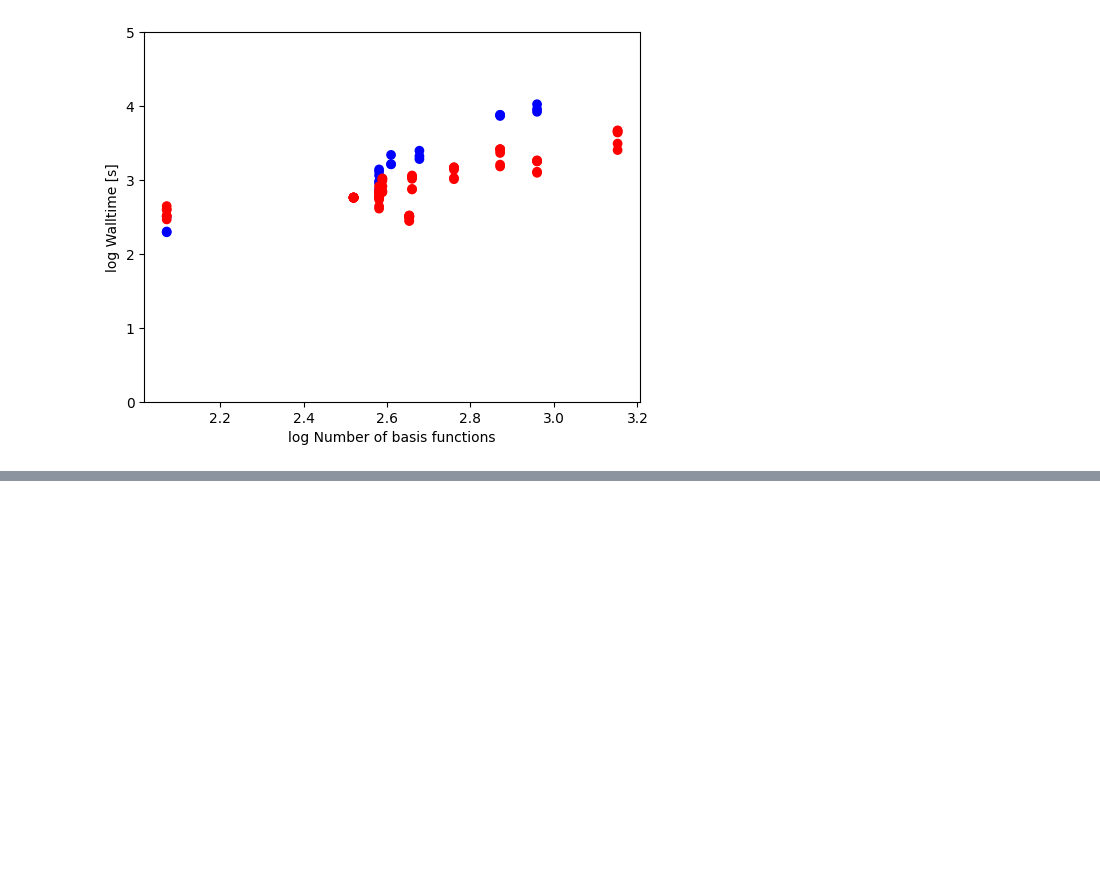
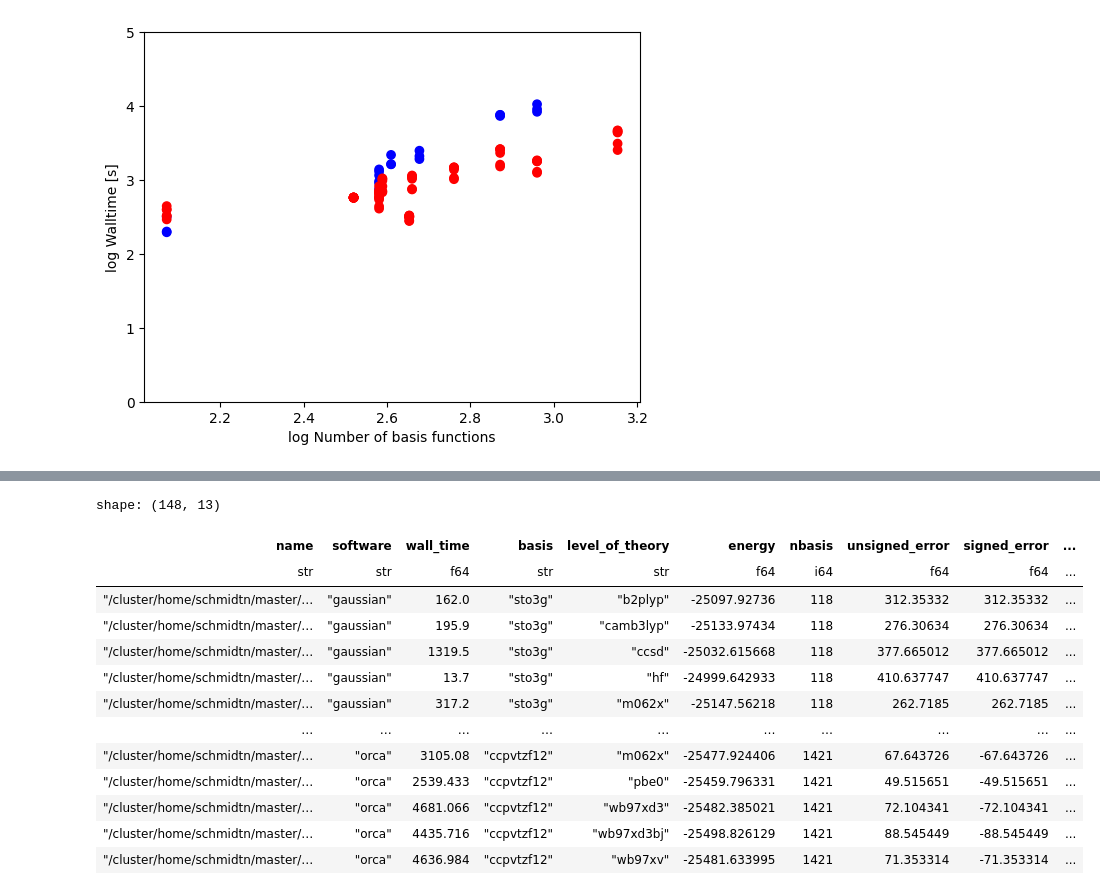
Before and after one commit to xXNoahS02Xx/dftmp2bench, a Jupyter notebook: plot_pareto.ipynb, the cells around one changed output, grey strips where cells are left out. Drawn from its saved outputs; the diff is of its cells as text; code cells hidden in the pictures; blank space fills up the shorter version.

```diff
--- a/plot_pareto.ipynb
+++ b/plot_pareto.ipynb
@@ -493,0 +581,17 @@ nan nan
+# %%
+df.sort(["nbasis"])
+# %% [output]
+shape: (148, 13)
+| name | software | wall_time | basis | level_of_theory | energy | nbasis | unsigned_error | signed_error | ... |
+| str | str | f64 | str | str | f64 | i64 | f64 | f64 | ... |
+| "/cluster/home/schmidtn/master/… | "gaussian" | 162.0 | "sto3g" | "b2plyp" | -25097.92736 | 118 | 312.35332 | 312.35332 | ... |
+| "/cluster/home/schmidtn/master/… | "gaussian" | 195.9 | "sto3g" | "camb3lyp" | -25133.97434 | 118 | 276.30634 | 276.30634 | ... |
+| "/cluster/home/schmidtn/master/… | "gaussian" | 1319.5 | "sto3g" | "ccsd" | -25032.615668 | 118 | 377.665012 | 377.665012 | ... |
+| "/cluster/home/schmidtn/master/… | "gaussian" | 13.7 | "sto3g" | "hf" | -24999.642933 | 118 | 410.637747 | 410.637747 | ... |
+| "/cluster/home/schmidtn/master/… | "gaussian" | 317.2 | "sto3g" | "m062x" | -25147.56218 | 118 | 262.7185 | 262.7185 | ... |
+| … | … | … | … | … | … | … | … | … | ... |
+| "/cluster/home/schmidtn/master/… | "orca" | 3105.08 | "ccpvtzf12" | "m062x" | -25477.924406 | 1421 | 67.643726 | -67.643726 | ... |
+| "/cluster/home/schmidtn/master/… | "orca" | 2539.433 | "ccpvtzf12" | "pbe0" | -25459.796331 | 1421 | 49.515651 | -49.515651 | ... |
+| "/cluster/home/schmidtn/master/… | "orca" | 4681.066 | "ccpvtzf12" | "wb97xd3" | -25482.385021 | 1421 | 72.104341 | -72.104341 | ... |
+| "/cluster/home/schmidtn/master/… | "orca" | 4435.716 | "ccpvtzf12" | "wb97xd3bj" | -25498.826129 | 1421 | 88.545449 | -88.545449 | ... |
+| "/cluster/home/schmidtn/master/… | "orca" | 4636.984 | "ccpvtzf12" | "wb97xv" | -25481.633995 | 1421 | 71.353314 | -71.353314 | ... |
```
Also changed, not shown: parts of 13 cells of this notebook, 11 other files.
